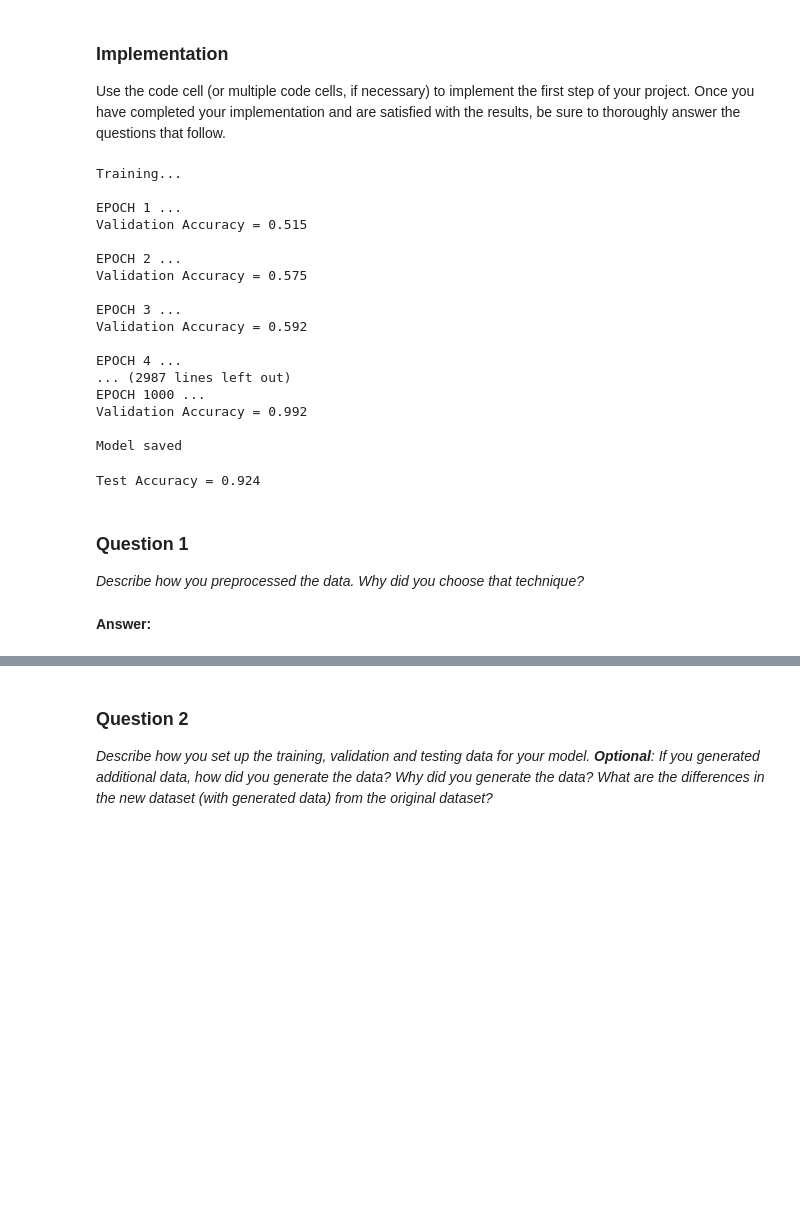
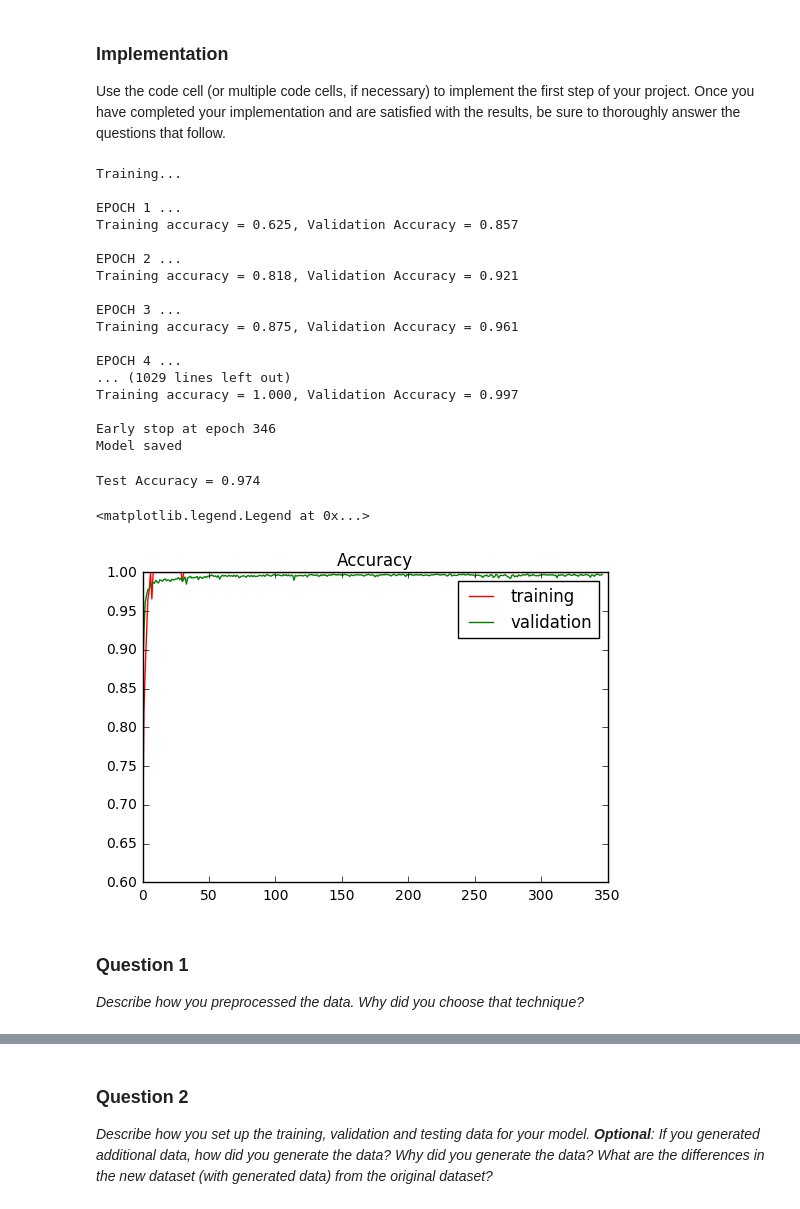
Before and after one commit to hello2all/CarND-Traffic-Sign-Classifier-Project, a Jupyter notebook: Traffic_Sign_Classifier.ipynb, the cells around one changed output, grey strips where cells are left out. Drawn from its saved outputs; the diff is of its cells as text; code cells hidden in the pictures; blank space fills up the shorter version.

```diff
--- a/Traffic_Sign_Classifier.ipynb
+++ b/Traffic_Sign_Classifier.ipynb
@@ -265,16 +308,10 @@ Use the code cell (or multiple code cells, if necessary) to implement the first
 # %%
-### Preprocess
-from sklearn.utils import shuffle
-X_train, y_train = shuffle(X_train, y_train)
-
-
-
 from tensorflow.contrib.layers import flatten
 
 # Arguments used for tf.truncated_normal, randomly defines variables for the weights and biases for each layer
 mu = 0
 sigma = 0.1
-conv1_W = tf.Variable(tf.truncated_normal(shape=(5, 5, 3, 32), mean = mu, stddev = sigma))
+conv1_W = tf.Variable(tf.truncated_normal(shape=(5, 5, 1, 32), mean = mu, stddev = sigma))
 conv1_b = tf.Variable(tf.zeros(32))
 conv2_W = tf.Variable(tf.truncated_normal(shape=(5, 5, 32, 64), mean = mu, stddev = sigma))
 conv2_b = tf.Variable(tf.zeros(64))
@@ -287,7 +324,7 @@ fc3_b  = tf.Variable(tf.zeros(43))
 
 def LeNet(x):
 
-    # SOLUTION: Layer 1: Convolutional. input 32,32,3, output 28,28,32
+    # SOLUTION: Layer 1: Convolutional. input 32,32,1, output 28,28,32
     conv1   = tf.nn.conv2d(x, conv1_W, strides=[1, 1, 1, 1], padding='VALID') + conv1_b
 
     # SOLUTION: Activation.
@@ -345,7 +382,7 @@ def LeNet(x):
 EPOCHS = 1000
 BATCH_SIZE = 128
 
-x = tf.placeholder(tf.float32, (None, 32, 32, 3))
+x = tf.placeholder(tf.float32, (None, 32, 32, 1))
 y = tf.placeholder(tf.int32, (None))
 one_hot_y = tf.one_hot(y, 43)
 
@@ -354,9 +391,9 @@ lamda = 1e-5
 
 logits = LeNet(x)
 cross_entropy = tf.nn.softmax_cross_entropy_with_logits(logits, one_hot_y)
-## L2 regularization
-l2_loss = lamda * (tf.nn.l2_loss(conv1_W) + tf.nn.l2_loss(conv1_b) + tf.nn.l2_loss(conv2_W) + tf.nn.l2_loss(conv2_b) + tf.nn.l2_loss(fc1_W) + tf.nn.l2_loss(fc1_b) + tf.nn.l2_loss(fc2_W) + tf.nn.l2_loss(fc2_b) + tf.nn.l2_loss(fc3_W) + tf.nn.l2_loss(fc3_b))
-loss_operation = tf.reduce_mean(cross_entropy) + l2_loss
+## L2 regularization for weights
+l2_loss = lamda * (tf.nn.l2_loss(conv1_W) + tf.nn.l2_loss(conv2_W) + tf.nn.l2_loss(fc1_W) + tf.nn.l2_loss(fc2_W) + tf.nn.l2_loss(fc3_W))
+loss_operation = tf.reduce_mean(cross_entropy + l2_loss)
 
 optimizer = tf.train.AdamOptimizer(learning_rate = rate)
 training_operation = optimizer.minimize(loss_operation)
@@ -381,6 +418,12 @@ with tf.Session() as sess:
 
     print("Training...")
     print()
+    train_acc_list = []
+    validation_acc_list = []
+
+
+    max_accuracy = .0
+    non_improve_counter = 0
     for i in range(EPOCHS):
         X_train, y_train = shuffle(X_train, y_train)
         for offset in range(0, num_examples, BATCH_SIZE):
@@ -388,10 +431,25 @@ with tf.Session() as sess:
             batch_x, batch_y = X_train[offset:end], y_train[offset:end]
             sess.run(training_operation, feed_dict={x: batch_x, y: batch_y})
 
+        mini_batch_accuracy = evaluate(batch_x, batch_y)
         validation_accuracy = evaluate(X_validation, y_validation)
+
+        train_acc_list.append(mini_batch_accuracy)
+        validation_acc_list.append(validation_accuracy)
         print("EPOCH {} ...".format(i+1))
-        print("Validation Accuracy = {:.3f}".format(validation_accuracy))
+        print("Training accuracy = {:.3f}, Validation Accuracy = {:.3f}".format(mini_batch_accuracy, validation_accuracy))
         print()
+
+        if validation_accuracy > max_accuracy:
+            max_accuracy = validation_accuracy
+            non_improve_counter = 0
+        else:
+            non_improve_counter += 1
+
+        # early stop if accuracy does not improve in 100 epochs
+        if non_improve_counter > 100:
+            print("Early stop at epoch {}".format(i))
+            break
 
     saver.save(sess, './lenet')
     print("Model saved")
@@ -399,31 +457,37 @@ with tf.Session() as sess:
 Training...
 
 EPOCH 1 ...
-Validation Accuracy = 0.515
+Training accuracy = 0.625, Validation Accuracy = 0.857
 
 EPOCH 2 ...
-Validation Accuracy = 0.575
+Training accuracy = 0.818, Validation Accuracy = 0.921
 
 EPOCH 3 ...
-Validation Accuracy = 0.592
+Training accuracy = 0.875, Validation Accuracy = 0.961
 
 EPOCH 4 ...
-... (2987 lines left out)
-EPOCH 1000 ...
-Validation Accuracy = 0.992
+... (1029 lines left out)
+Training accuracy = 1.000, Validation Accuracy = 0.997
 
+Early stop at epoch 346
 Model saved
 # %%
 with tf.Session() as sess:
-    saver.restore(sess, tf.train.latest_checkpoint('.'))
+    new_saver = tf.train.import_meta_graph('./lenet.meta')
+    new_saver.restore(sess, tf.train.latest_checkpoint('.'))
 
     test_accuracy = evaluate(X_test, y_test)
     print("Test Accuracy = {:.3f}".format(test_accuracy))
 # %% [output]
-Test Accuracy = 0.924
+Test Accuracy = 0.974
+# %%
+plt.plot(np.arange(len(train_acc_list)), train_acc_list, 'r', np.arange(len(validation_acc_list)), validation_acc_list, 'g')
+plt.title("Accuracy")
+plt.legend(['training', 'validation'])
+# %% [output]
+<matplotlib.legend.Legend at 0x...>
+[figure, added]
 # %% [markdown]
 ### Question 1
 
 _Describe how you preprocessed the data. Why did you choose that technique?_
-# %% [markdown]
-**Answer:**
```
Also changed, not shown: parts of 36 cells of this notebook, 18 other files.
